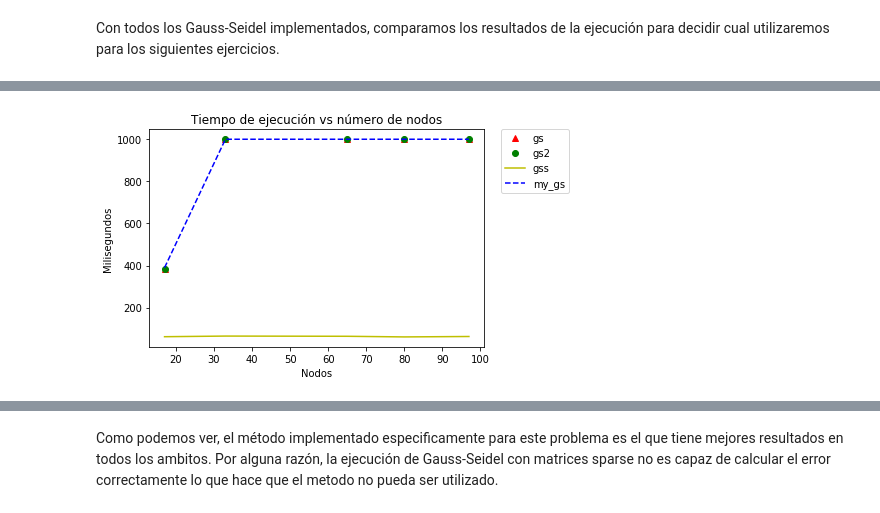
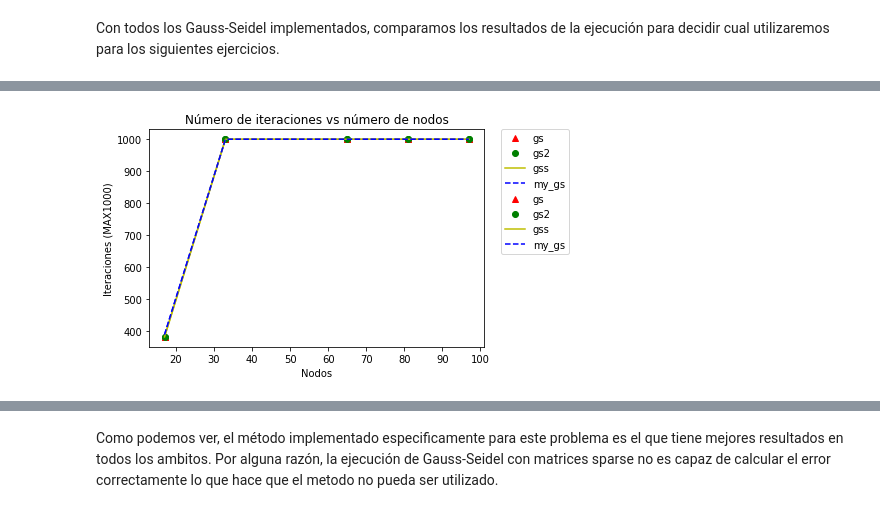
Before and after one commit to hvarg/IPM407, a Jupyter notebook: Proyecto 01.ipynb, the cells around one changed output, grey strips where cells are left out. Drawn from its saved outputs; the diff is of its cells as text; code cells hidden in the pictures.

```diff
--- a/Proyecto 01.ipynb
+++ b/Proyecto 01.ipynb
@@ -223,6 +223,6 @@ Con esto podemos comenzar a probar el método. Se trabajará con una malla de 65
 primero observemos como se ve la solución analítica:
 # %%
-n = 65;
+n = 33;
 A, b = get_A(n), get_b(n);
 # %%
 plt.imshow(mk_sol(n), cmap='hot'); plt.show();
@@ -266,7 +266,7 @@ def gs2(A, b, x = None, maxit = MAXIT, info = {}):
         info   -- (Opcional) Diccionario donde se guardará información de la ejecución.
     Retorna: Vector con las soluciones sistema.
     """
-    if x == None:
+    if not isinstance(x, np.ndarray):
         x  = np.zeros_like(b);
     x2  = np.zeros_like(x);
     res = 1.0;
@@ -339,10 +339,8 @@ def my_gs(n, x = None, maxit = MAXIT, info = {}):
         x      -- (Opcional) Malla inicial, por defecto 0.
         maxit  -- (Opcional) Número máximo de iteraciones, por defecto MAXIT.
         info   -- (Opcional) Diccionario donde se guardará información de la ejecución.
-    Retorna: Matriz con la malla solución.
-    """
-    if x == None:
-        x = np.zeros(shape=(n,n));
+    Retorna: Matriz con la malla solución."""
+    if not isinstance(x, np.ndarray): x = np.zeros(shape=(n,n));
     info["time"] = time.time();
     dx = get_dx(n);
     for k in range(maxit):
@@ -369,12 +367,11 @@ plt.imshow(r4, cmap='hot'); plt.show();
 # %% [markdown]
  Con todos los Gauss-Seidel implementados, comparamos los resultados de la ejecución para decidir cual utilizaremos para los siguientes ejercicios.
 # %%
-ns  = [17,33,65, 81, 97];
+ns  = [17,33,65, 81, 97]; #Pruebas generales
 info = {};
+
 for n in ns:
     info[n] = {"gs": {}, "gs2": {}, "gss": {}, "my_gs": {}};
-
-for n in ns:
     A, As, b = get_A(n), get_A(n, sparse=True), get_b(n);
     gs(A,b, info=info[n]["gs"]);
     gs2(A,b, info=info[n]["gs2"]);
@@ -399,19 +396,19 @@ plt.show();
 # %%
 iters = {};
 for method in ["gs", "gs2", "gss", "my_gs"]:
     iters[method] = [info[n][method]["loop"] for n in ns];
 
 plt.plot(ns, iters["gs"], 'r^', label="gs");
 plt.plot(ns, iters["gs2"], 'go', label="gs2");
 plt.plot(ns, iters["gss"], 'y', label="gss");
 plt.plot(ns, iters["my_gs"], 'b--', label="my_gs");
 plt.xlabel('Nodos')
-plt.ylabel('Milisegundos')
-plt.title('Tiempo de ejecución vs número de nodos')
+plt.ylabel('Iteraciones (MAX'+ str(MAXIT) +')')
+plt.title('Número de iteraciones vs número de nodos')
 plt.legend(bbox_to_anchor=(1.05, 1), loc=2, borderaxespad=0.)
 plt.show();
 # %% [output]
-[figure, old version]
+[figure, new version]
 # %%
 rest = {};
 for method in ["gs", "gs2", "gss", "my_gs"]:
```
Also changed, not shown: parts of 41 cells of this notebook.
